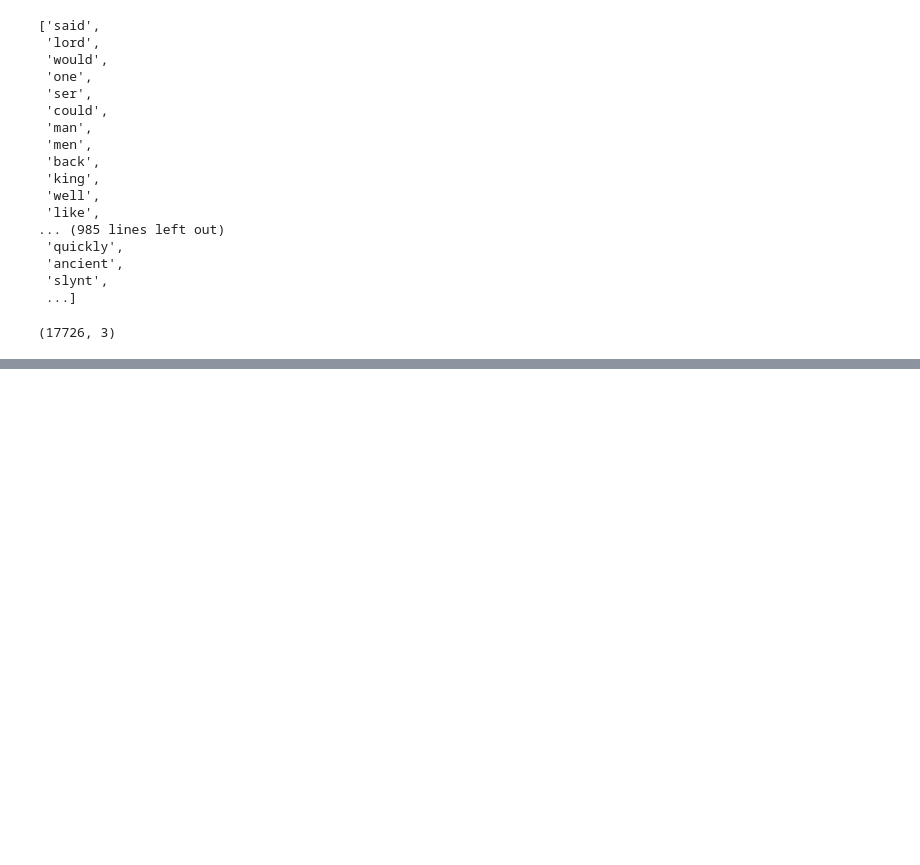
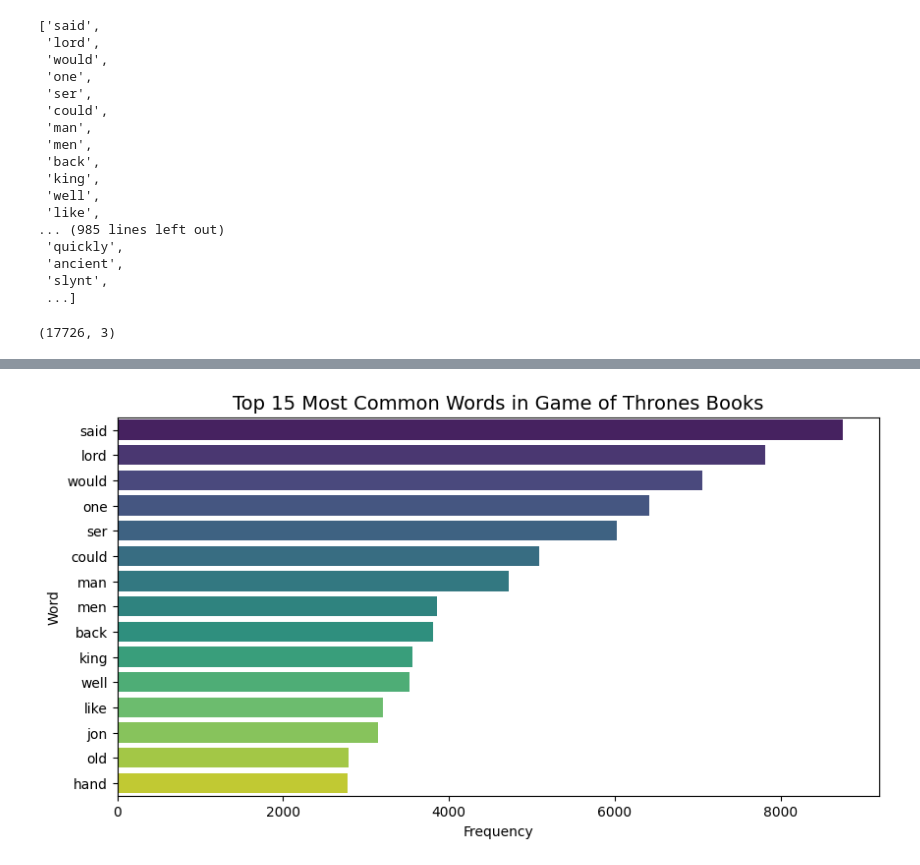
Before and after one commit to Nancy727/GameOfThronesNlp, a Jupyter notebook: GameOfThrones.ipynb, the cells around one changed output, grey strips where cells are left out. Drawn from its saved outputs; the diff is of its cells as text; code cells hidden in the pictures; blank space fills up the shorter version.

```diff
--- a/GameOfThrones.ipynb
+++ b/GameOfThrones.ipynb
@@ -200,0 +228,10 @@ fig.show()
+# %%
+top_words = dict(word_freq.most_common(15))
+plt.figure(figsize=(10,5))
+sns.barplot(x=list(top_words.values()), y=list(top_words.keys()), palette='viridis')
+plt.title("Top 15 Most Common Words in Game of Thrones Books", fontsize=14)
+plt.xlabel("Frequency")
+plt.ylabel("Word")
+plt.show()
+# %% [output]
+[figure, added]
```
Also changed, not shown: parts of 6 cells of this notebook.
